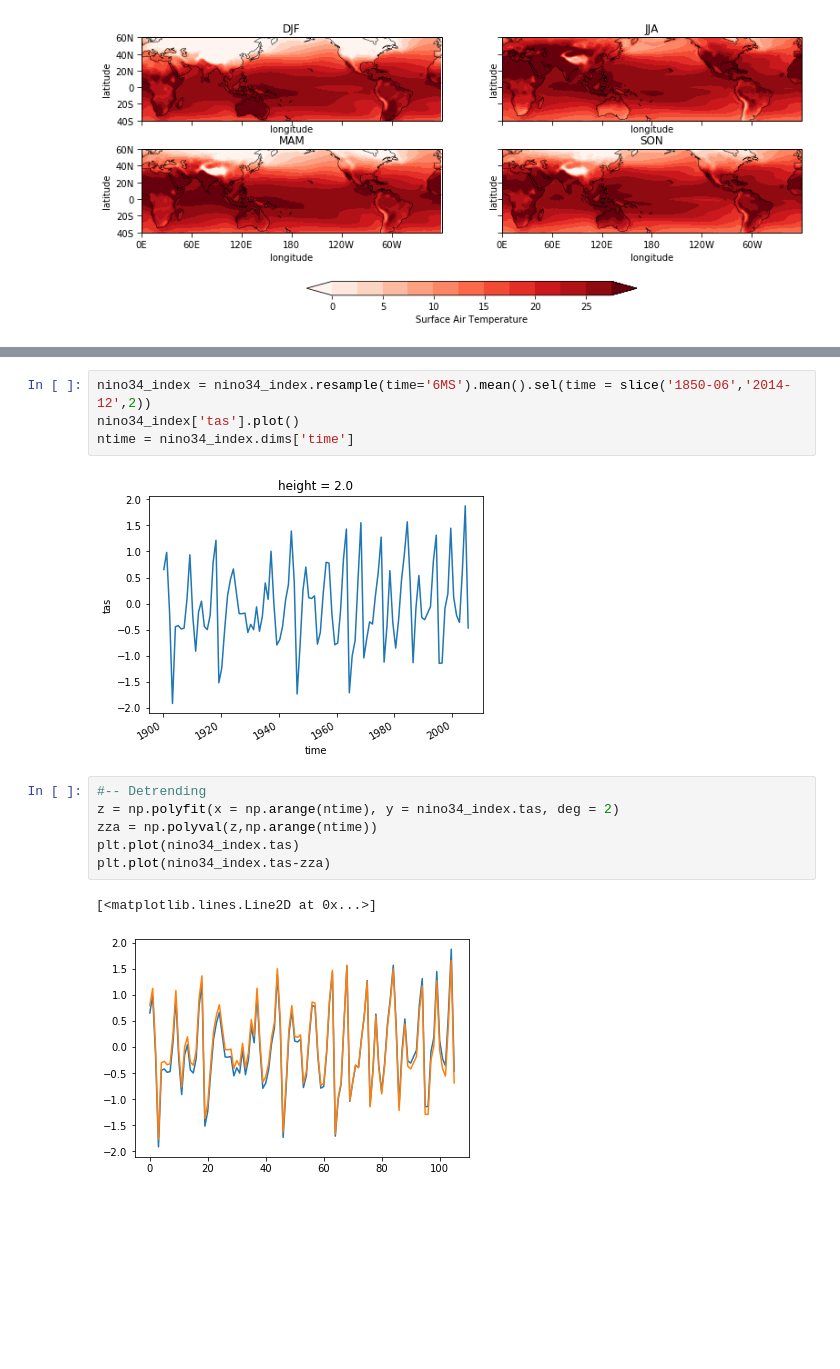
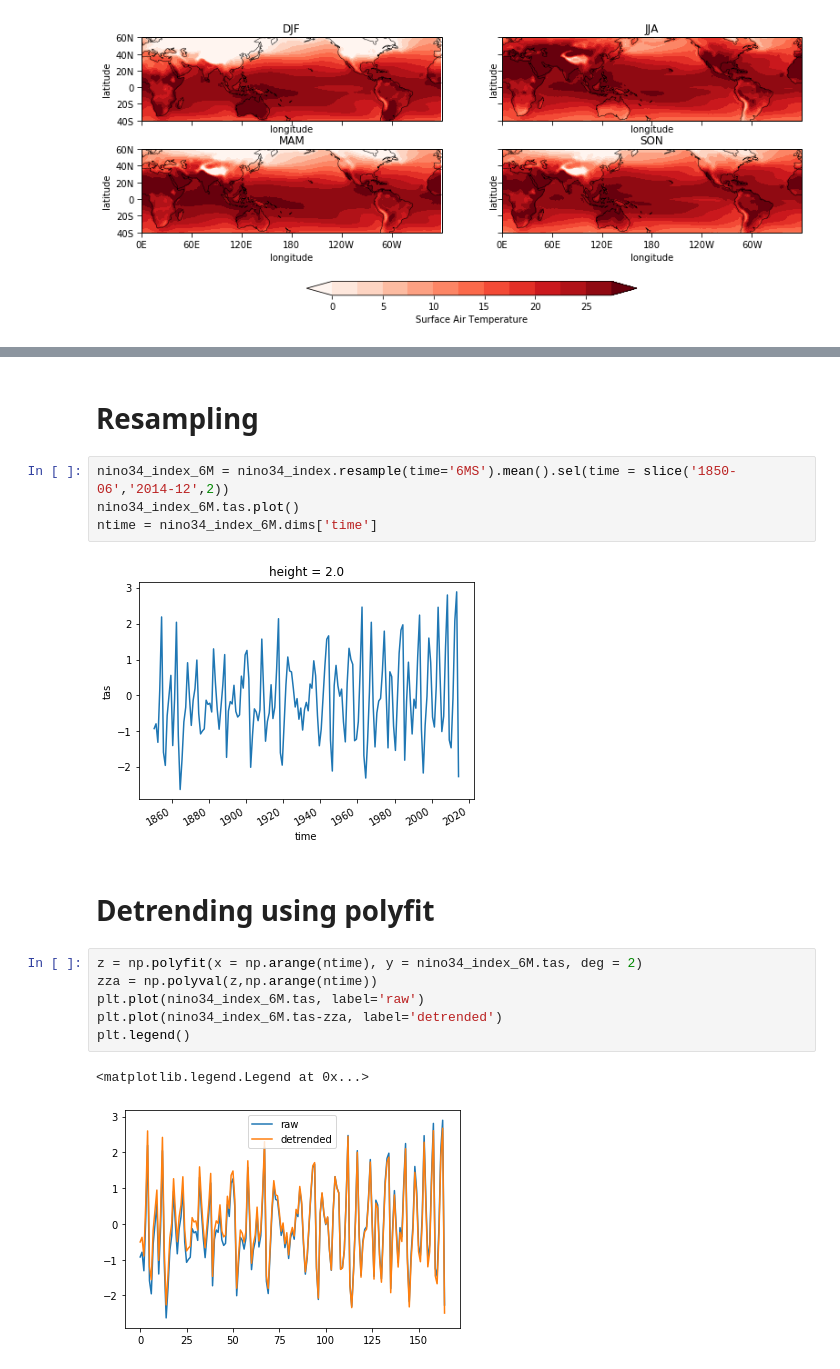
Before and after one commit to fanchic/pangeo, a Jupyter notebook: xarray climate toolbox.ipynb, the cells around one changed output, grey strips where cells are left out. Saved outputs shown, nothing was run; the diff lists cells and outputs as text; blank space fills up the shorter version.

```diff
--- a/xarray climate toolbox.ipynb
+++ b/xarray climate toolbox.ipynb
@@ -71,18 +82,22 @@ nino34_index['tas'].plot()
 # %% [output]
 [<matplotlib.lines.Line2D at 0x...>]
 [figure]
+# %% [markdown]
+# Resampling
 # %%
-nino34_index = nino34_index.resample(time='6MS').mean().sel(time = slice('1850-06','2014-12',2))
-nino34_index['tas'].plot()
-ntime = nino34_index.dims['time']
+nino34_index_6M = nino34_index.resample(time='6MS').mean().sel(time = slice('1850-06','2014-12',2))
+nino34_index_6M.tas.plot()
+ntime = nino34_index_6M.dims['time']
 # %% [output]
-[figure, old version]
+[figure, new version]
+# %% [markdown]
+# Detrending using polyfit
 # %%
-#-- Detrending
-z = np.polyfit(x = np.arange(ntime), y = nino34_index.tas, deg = 2)
+z = np.polyfit(x = np.arange(ntime), y = nino34_index_6M.tas, deg = 2)
 zza = np.polyval(z,np.arange(ntime))
-plt.plot(nino34_index.tas)
-plt.plot(nino34_index.tas-zza)
+plt.plot(nino34_index_6M.tas, label='raw')
+plt.plot(nino34_index_6M.tas-zza, label='detrended')
+plt.legend()
 # %% [output]
-[<matplotlib.lines.Line2D at 0x...>]
+<matplotlib.legend.Legend at 0x...>
-[figure, old version]
+[figure, new version]
```
Also changed, not shown: parts of 13 cells of this notebook.
